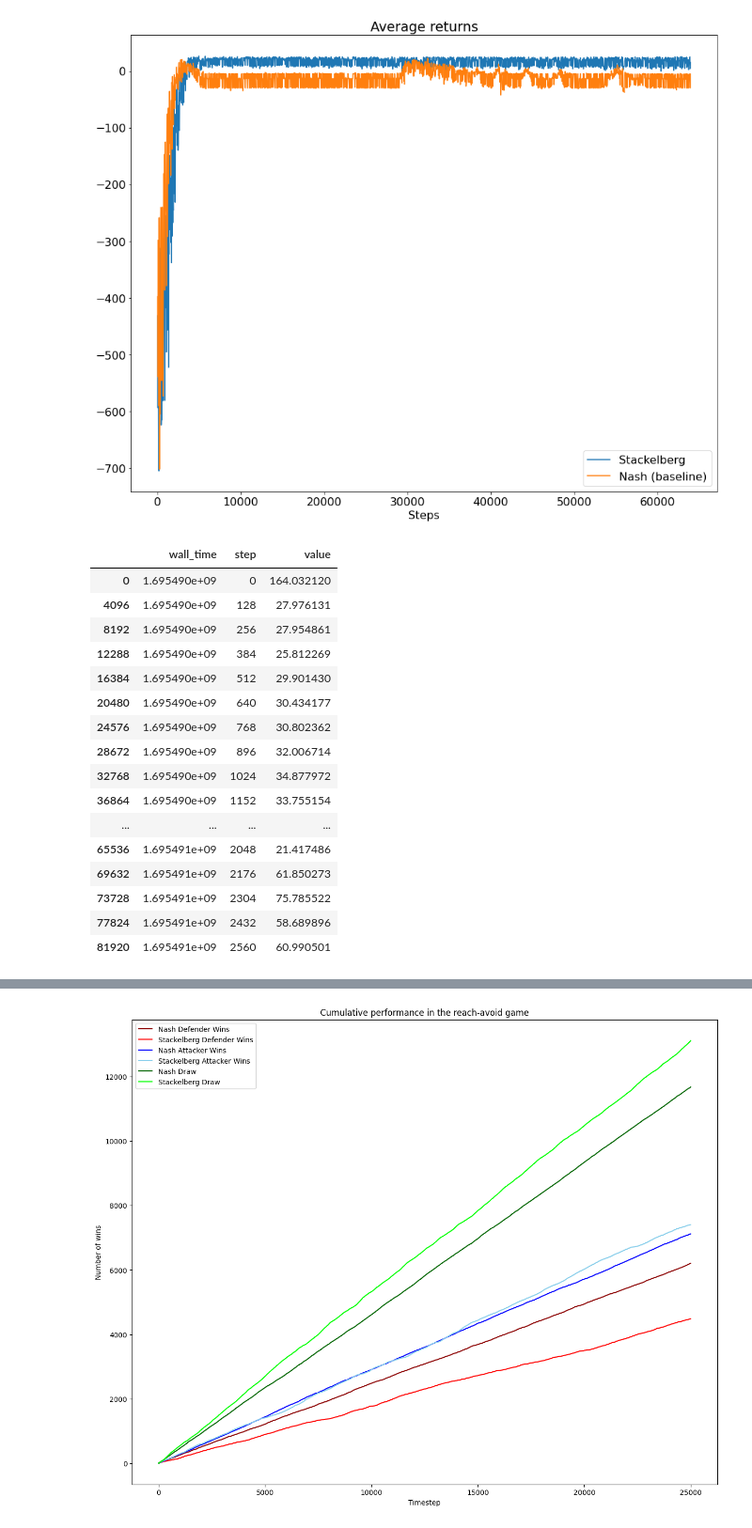
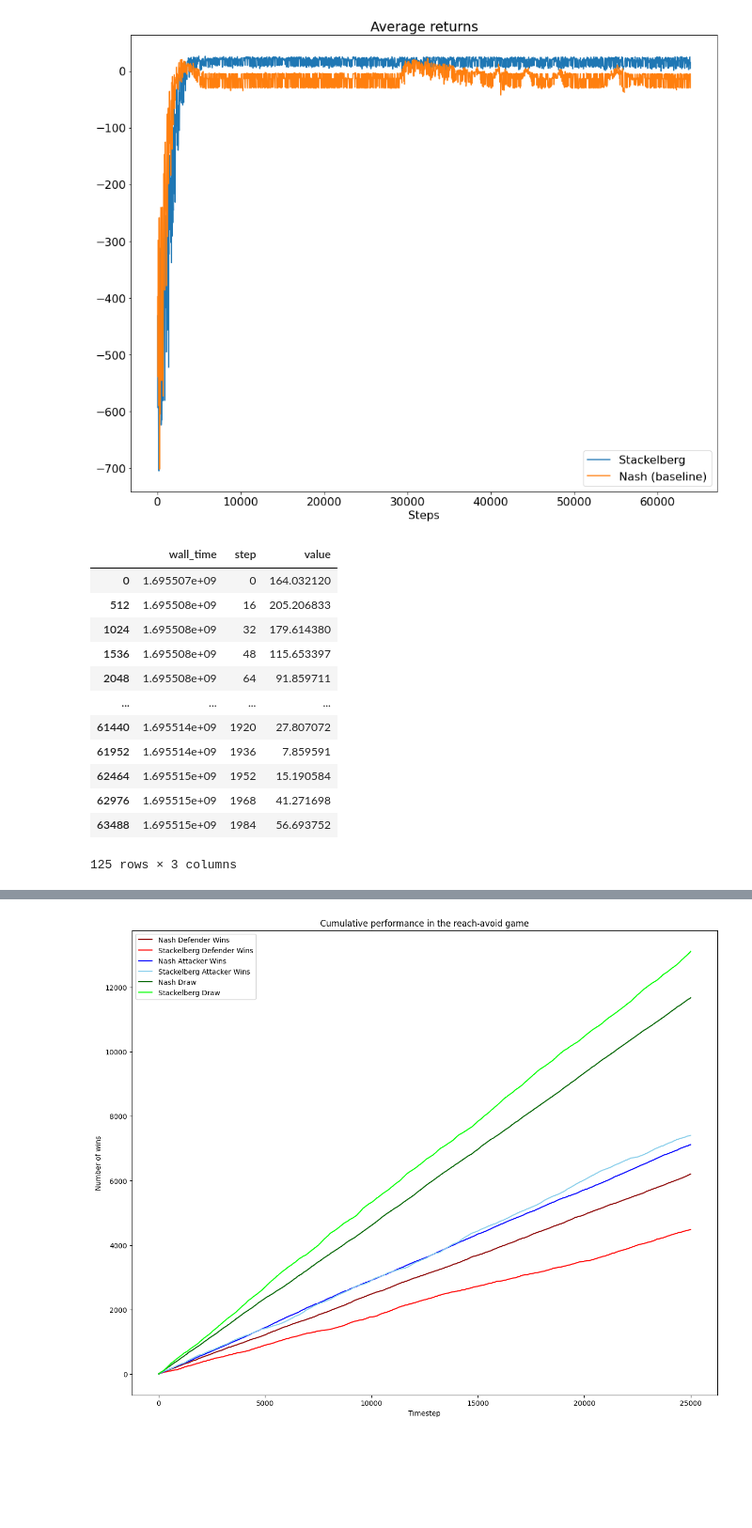
Before and after one commit to arjun-prakash/stackelberg-reach-avoid, a Jupyter notebook: gym_examples/src/process_data.ipynb, the cells around one changed output, grey strips where cells are left out. Shown at 94% size. Saved outputs shown, nothing was run; the diff lists cells and outputs as text; code cells hidden in the pictures; blank space fills up the shorter version.

```diff
--- a/gym_examples/src/process_data.ipynb
+++ b/gym_examples/src/process_data.ipynb
@@ -84,30 +81,26 @@ plt.show()
 [figure]
 # %%
 dfb = pd.DataFrame()
-ea = event_accumulator.EventAccumulator(f'runs4/experiment_stackelberg2023-09-23 13:18:30.459332_bellman_error_fix/values_mixed bellman', size_guidance={event_accumulator.SCALARS: 0},
+ea = event_accumulator.EventAccumulator(f'runs4/experiment_stackelberg2023-09-23 18:15:27.247066_bellman_error_fix/values_mixed bellman', size_guidance={event_accumulator.SCALARS: 0},
 )
 
 ea.Reload()
 dfb = pd.DataFrame(ea.Scalars('values'))[:2000]
-dfb.index = dfb.index * 32 * 128
+dfb.index = dfb.index * 32 * 16
 dfb = dfb[:60000]
 dfb
 # %% [output]
 |  | wall_time | step | value |
-| 0 | 1.695490e+09 | 0 | 164.032120 |
-| 4096 | 1.695490e+09 | 128 | 27.976131 |
-| 8192 | 1.695490e+09 | 256 | 27.954861 |
-| 12288 | 1.695490e+09 | 384 | 25.812269 |
-| 16384 | 1.695490e+09 | 512 | 29.901430 |
-| 20480 | 1.695490e+09 | 640 | 30.434177 |
-| 24576 | 1.695490e+09 | 768 | 30.802362 |
-| 28672 | 1.695490e+09 | 896 | 32.006714 |
-| 32768 | 1.695490e+09 | 1024 | 34.877972 |
-| 36864 | 1.695490e+09 | 1152 | 33.755154 |
+| 0 | 1.695507e+09 | 0 | 164.032120 |
+| 512 | 1.695508e+09 | 16 | 205.206833 |
+| 1024 | 1.695508e+09 | 32 | 179.614380 |
+| 1536 | 1.695508e+09 | 48 | 115.653397 |
+| 2048 | 1.695508e+09 | 64 | 91.859711 |
 | ... | ... | ... | ... |
-| 65536 | 1.695491e+09 | 2048 | 21.417486 |
-| 69632 | 1.695491e+09 | 2176 | 61.850273 |
-| 73728 | 1.695491e+09 | 2304 | 75.785522 |
-| 77824 | 1.695491e+09 | 2432 | 58.689896 |
-| 81920 | 1.695491e+09 | 2560 | 60.990501 |
+| 61440 | 1.695514e+09 | 1920 | 27.807072 |
+| 61952 | 1.695514e+09 | 1936 | 7.859591 |
+| 62464 | 1.695515e+09 | 1952 | 15.190584 |
+| 62976 | 1.695515e+09 | 1968 | 41.271698 |
+| 63488 | 1.695515e+09 | 1984 | 56.693752 |
+125 rows × 3 columns
 # %%
```
Also changed, not shown: parts of 3 cells of this notebook.
